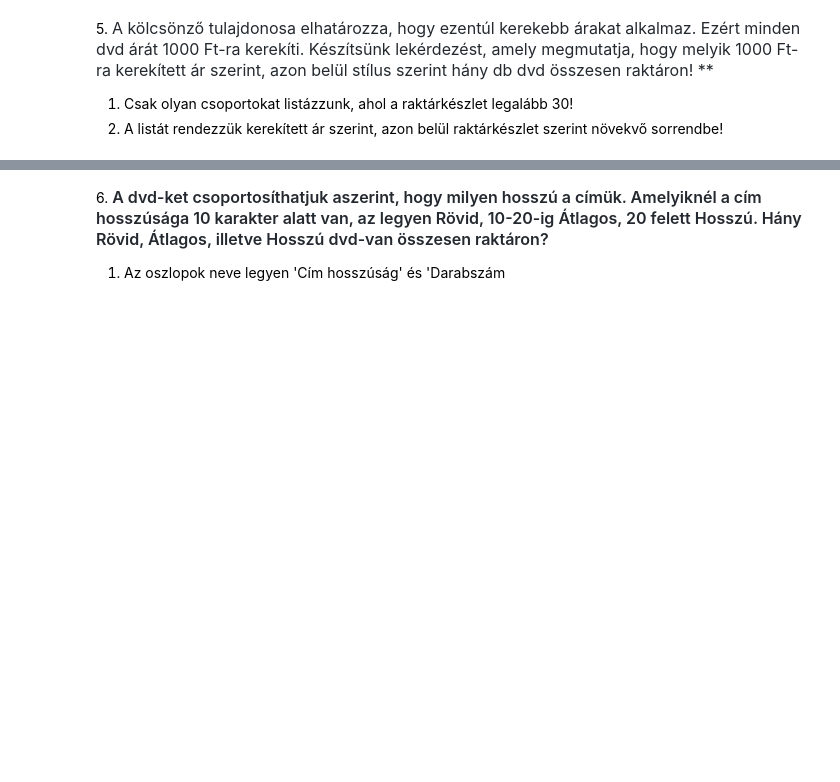
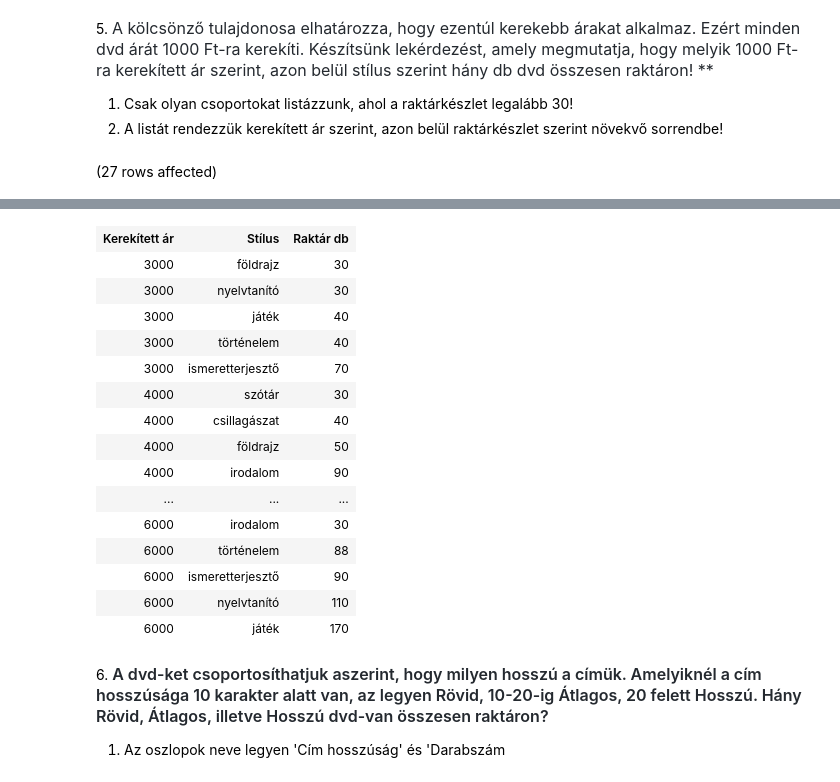
Before and after one commit to Mdorka22/gyakorlas_adatb, a Jupyter notebook: gyakorlat02_feladatok .ipynb, the cells around one changed output, grey strips where cells are left out. Cells and saved outputs as stored; diff of their text form; code cells hidden in the pictures; blank space fills up the shorter version.

```diff
--- a/gyakorlat02_feladatok .ipynb
+++ b/gyakorlat02_feladatok .ipynb
@@ -104,3 +104,13 @@ Total execution time: 00:00:00.014
 
 1. Csak olyan csoportokat listázzunk, ahol a raktárkészlet legalább 30!
 2. A listát rendezzük kerekített ár szerint, azon belül raktárkészlet szerint növekvő sorrendbe!
+# %%
+select round(nettoar,-3) as 'Kerekített ár',
+        stilus as 'Stílus',
+        sum([raktár készlet]) as 'Raktár db'
+FROM dvd
+group by round(nettoar,-3), stilus
+having sum([raktár készlet])>=30
+order by round(nettoar,-3) asc, sum([raktár készlet]) asc
+# %% [output]
+(27 rows affected)
@@ -107,3 +118,19 @@ Total execution time: 00:00:00.014
+| Kerekített ár | Stílus | Raktár db |
+| 3000 | földrajz | 30 |
+| 3000 | nyelvtanító | 30 |
+| 3000 | játék | 40 |
+| 3000 | történelem | 40 |
+| 3000 | ismeretterjesztő | 70 |
+| 4000 | szótár | 30 |
+| 4000 | csillagászat | 40 |
+| 4000 | földrajz | 50 |
+| 4000 | irodalom | 90 |
+| ... | ... | ... |
+| 6000 | irodalom | 30 |
+| 6000 | történelem | 88 |
+| 6000 | ismeretterjesztő | 90 |
+| 6000 | nyelvtanító | 110 |
+| 6000 | játék | 170 |
 # %% [markdown]
 6. <span style="font-weight: 600; color: rgb(36, 41, 47); font-family: -apple-system, BlinkMacSystemFont, &quot;Segoe UI&quot;, Helvetica, Arial, sans-serif, &quot;Apple Color Emoji&quot;, &quot;Segoe UI Emoji&quot;; font-size: 16px;">A dvd-ket csoportosíthatjuk aszerint, hogy milyen hosszú a címük. Amelyiknél a cím hosszúsága 10 karakter alatt van, az legyen Rövid, 10-20-ig Átlagos, 20 felett Hosszú. Hány Rövid, Átlagos, illetve Hosszú dvd-van összesen raktáron?</span>
 
```
Also changed, not shown: parts of 1 cell of this notebook.
